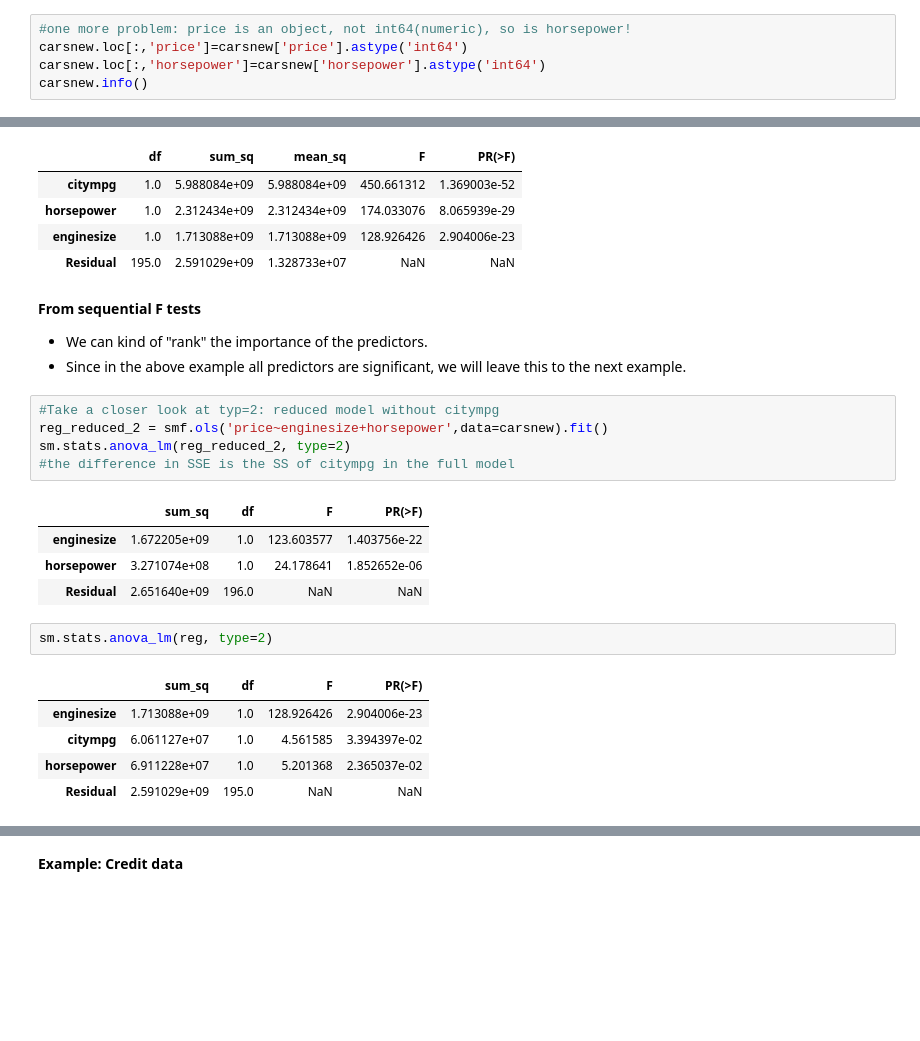
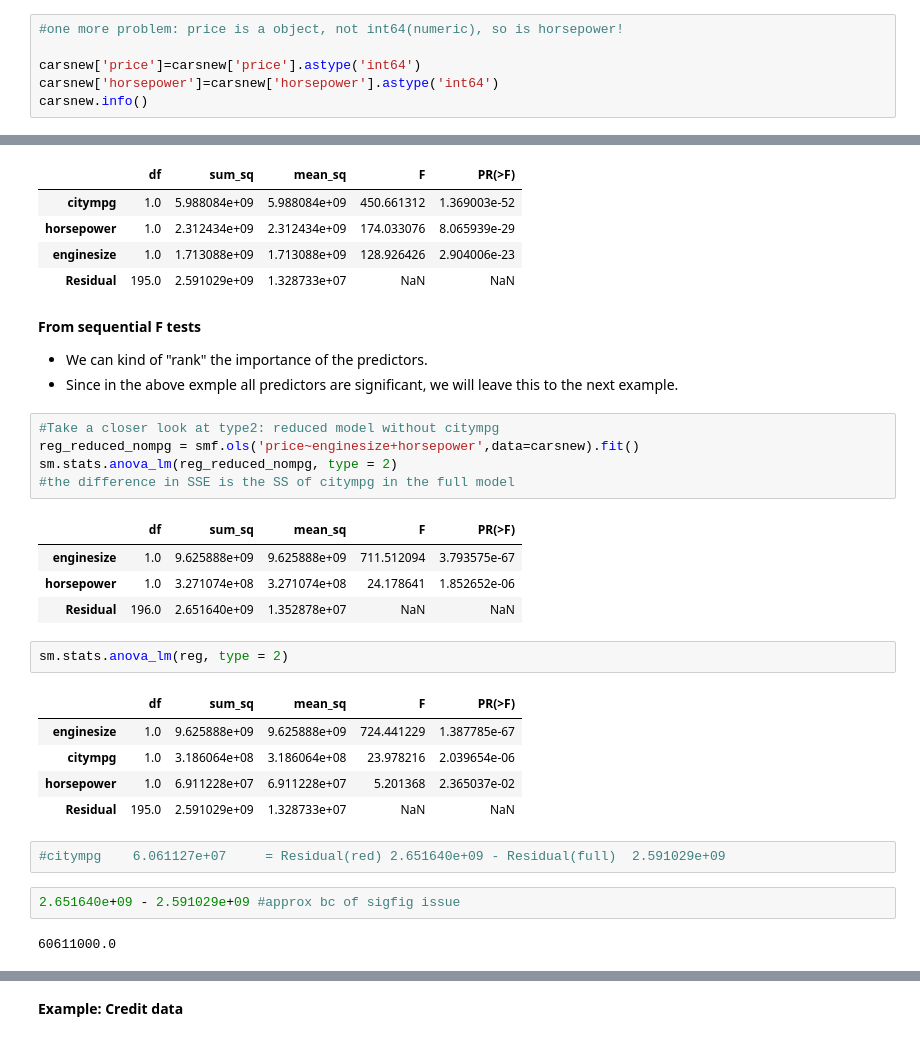
Before and after one commit to codycarroll/regression_f24, a Jupyter notebook: Code/MLR_model fitting and testing.ipynb, the cells around one changed output, grey strips where cells are left out. Saved outputs shown, nothing was run; the diff lists cells and outputs as text; blank space fills up the shorter version.

```diff
--- a/Code/MLR_model fitting and testing.ipynb
+++ b/Code/MLR_model fitting and testing.ipynb
@@ -62,9 +62,10 @@ citympg       0
 price         0
 dtype: int64
 # %%
-#one more problem: price is an object, not int64(numeric), so is horsepower!
-carsnew.loc[:,'price']=carsnew['price'].astype('int64')
-carsnew.loc[:,'horsepower']=carsnew['horsepower'].astype('int64')
+#one more problem: price is a object, not int64(numeric), so is horsepower!
+
+carsnew['price']=carsnew['price'].astype('int64')
+carsnew['horsepower']=carsnew['horsepower'].astype('int64')
 carsnew.info()
 # %% [output]
 <class 'pandas.core.frame.DataFrame'>
@@ -201,22 +198,28 @@ sm.stats.anova_lm(reg_order, type=1)
 <b> From sequential F tests </b>
 
 - We can kind of "rank" the importance of the predictors.
-- Since in the above example all predictors are significant, we will leave this to the next example.
+- Since in the above exmple all predictors are significant, we will leave this to the next example.
 # %%
-#Take a closer look at typ=2: reduced model without citympg
-reg_reduced_2 = smf.ols('price~enginesize+horsepower',data=carsnew).fit()
-sm.stats.anova_lm(reg_reduced_2, type=2)
+#Take a closer look at type2: reduced model without citympg
+reg_reduced_nompg = smf.ols('price~enginesize+horsepower',data=carsnew).fit()
+sm.stats.anova_lm(reg_reduced_nompg, type = 2)
 #the difference in SSE is the SS of citympg in the full model
 # %% [output]
-|  | sum_sq | df | F | PR(>F) |
-| enginesize | 1.672205e+09 | 1.0 | 123.603577 | 1.403756e-22 |
-| horsepower | 3.271074e+08 | 1.0 | 24.178641 | 1.852652e-06 |
-| Residual | 2.651640e+09 | 196.0 | NaN | NaN |
+|  | df | sum_sq | mean_sq | F | PR(>F) |
+| enginesize | 1.0 | 9.625888e+09 | 9.625888e+09 | 711.512094 | 3.793575e-67 |
+| horsepower | 1.0 | 3.271074e+08 | 3.271074e+08 | 24.178641 | 1.852652e-06 |
+| Residual | 196.0 | 2.651640e+09 | 1.352878e+07 | NaN | NaN |
 # %%
-sm.stats.anova_lm(reg, type=2)
+sm.stats.anova_lm(reg, type = 2)
 # %% [output]
-|  | sum_sq | df | F | PR(>F) |
-| enginesize | 1.713088e+09 | 1.0 | 128.926426 | 2.904006e-23 |
-| citympg | 6.061127e+07 | 1.0 | 4.561585 | 3.394397e-02 |
-| horsepower | 6.911228e+07 | 1.0 | 5.201368 | 2.365037e-02 |
-| Residual | 2.591029e+09 | 195.0 | NaN | NaN |
+|  | df | sum_sq | mean_sq | F | PR(>F) |
+| enginesize | 1.0 | 9.625888e+09 | 9.625888e+09 | 724.441229 | 1.387785e-67 |
+| citympg | 1.0 | 3.186064e+08 | 3.186064e+08 | 23.978216 | 2.039654e-06 |
+| horsepower | 1.0 | 6.911228e+07 | 6.911228e+07 | 5.201368 | 2.365037e-02 |
+| Residual | 195.0 | 2.591029e+09 | 1.328733e+07 | NaN | NaN |
+# %%
+#citympg	6.061127e+07	 = Residual(red) 2.651640e+09 - Residual(full)	2.591029e+09
+# %%
+2.651640e+09 - 2.591029e+09 #approx bc of sigfig issue
+# %% [output]
+60611000.0
```
Also changed, not shown: parts of 28 cells of this notebook, 1 other file.
